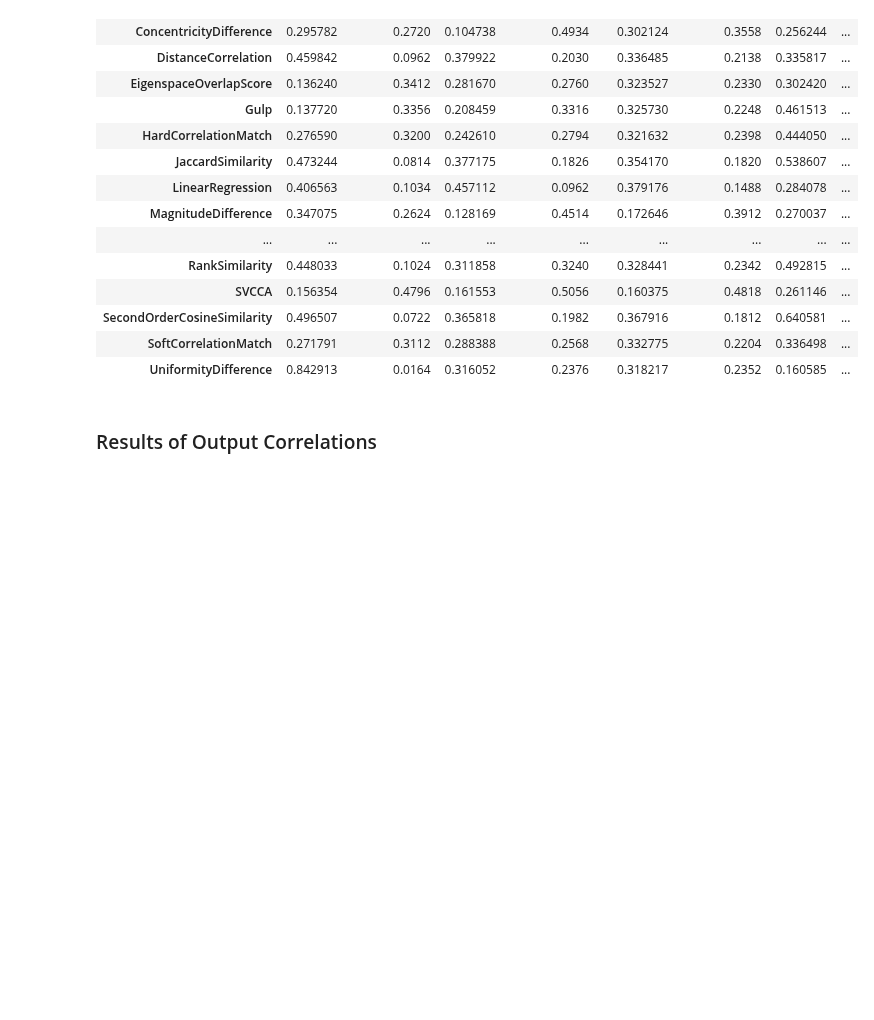
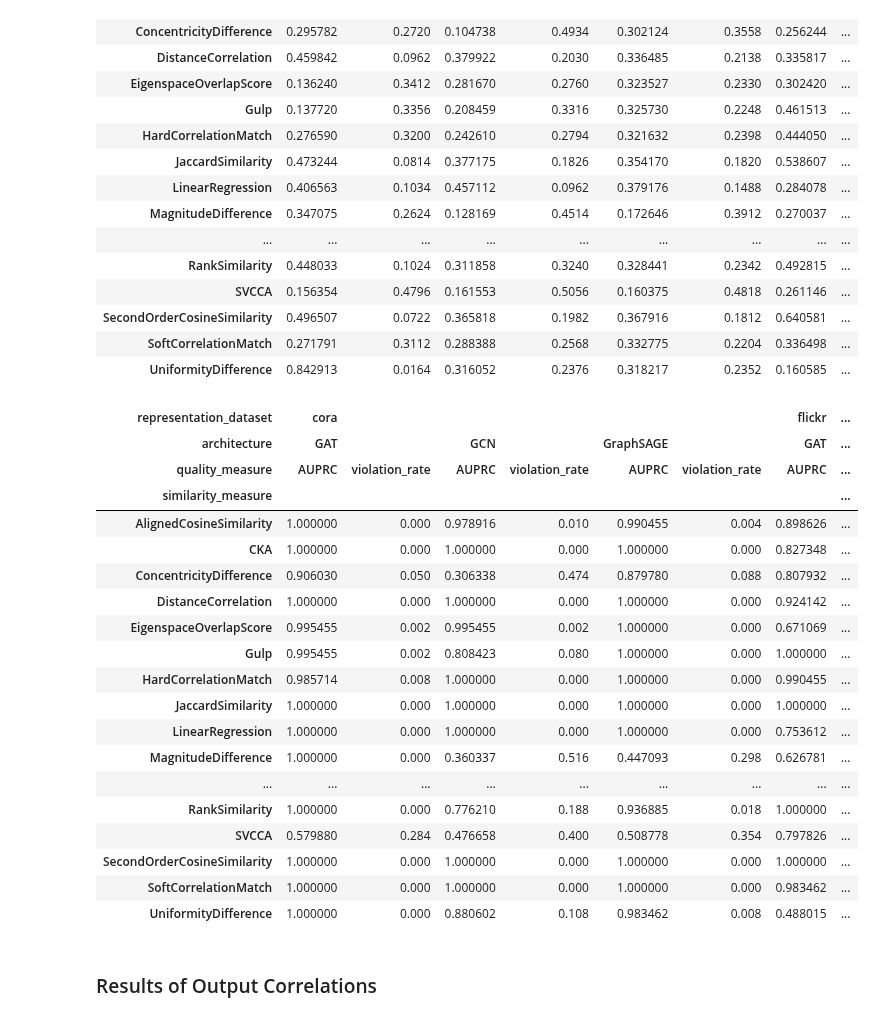
Before and after one commit to TaWald/similaritybench, a Jupyter notebook: graphs/notebooks/tables.ipynb, the cells around one changed output. Drawn from its saved outputs; the diff is of its cells as text; code cells hidden in the pictures; blank space fills up the shorter version.

```diff
--- a/graphs/notebooks/tables.ipynb
+++ b/graphs/notebooks/tables.ipynb
@@ -183,7 +183,28 @@ get_agg_pivot_table("augmentation_test", ["cora", "flickr", "ogbn-arxiv"])
 # %%
 # get_agg_pivot_table("augmentation_test", ["cora", "flickr", "ogbn-arxiv"], groups=3)
 # %%
-# get_agg_pivot_table("augmentation_test", ["cora", "flickr", "ogbn-arxiv"], groups=2)
+get_agg_pivot_table("augmentation_test", ["cora", "flickr", "ogbn-arxiv"], groups=2)
+# %% [output]
+| representation_dataset | cora |  |  |  |  |  | flickr | ... |
+| architecture | GAT |  | GCN |  | GraphSAGE |  | GAT | ... |
+| quality_measure | AUPRC | violation_rate | AUPRC | violation_rate | AUPRC | violation_rate | AUPRC | ... |
+| similarity_measure |  |  |  |  |  |  |  | ... |
+| AlignedCosineSimilarity | 1.000000 | 0.000 | 0.978916 | 0.010 | 0.990455 | 0.004 | 0.898626 | ... |
+| CKA | 1.000000 | 0.000 | 1.000000 | 0.000 | 1.000000 | 0.000 | 0.827348 | ... |
+| ConcentricityDifference | 0.906030 | 0.050 | 0.306338 | 0.474 | 0.879780 | 0.088 | 0.807932 | ... |
+| DistanceCorrelation | 1.000000 | 0.000 | 1.000000 | 0.000 | 1.000000 | 0.000 | 0.924142 | ... |
+| EigenspaceOverlapScore | 0.995455 | 0.002 | 0.995455 | 0.002 | 1.000000 | 0.000 | 0.671069 | ... |
+| Gulp | 0.995455 | 0.002 | 0.808423 | 0.080 | 1.000000 | 0.000 | 1.000000 | ... |
+| HardCorrelationMatch | 0.985714 | 0.008 | 1.000000 | 0.000 | 1.000000 | 0.000 | 0.990455 | ... |
+| JaccardSimilarity | 1.000000 | 0.000 | 1.000000 | 0.000 | 1.000000 | 0.000 | 1.000000 | ... |
+| LinearRegression | 1.000000 | 0.000 | 1.000000 | 0.000 | 1.000000 | 0.000 | 0.753612 | ... |
+| MagnitudeDifference | 1.000000 | 0.000 | 0.360337 | 0.516 | 0.447093 | 0.298 | 0.626781 | ... |
+| ... | ... | ... | ... | ... | ... | ... | ... | ... |
+| RankSimilarity | 1.000000 | 0.000 | 0.776210 | 0.188 | 0.936885 | 0.018 | 1.000000 | ... |
+| SVCCA | 0.579880 | 0.284 | 0.476658 | 0.400 | 0.508778 | 0.354 | 0.797826 | ... |
+| SecondOrderCosineSimilarity | 1.000000 | 0.000 | 1.000000 | 0.000 | 1.000000 | 0.000 | 1.000000 | ... |
+| SoftCorrelationMatch | 1.000000 | 0.000 | 1.000000 | 0.000 | 1.000000 | 0.000 | 0.983462 | ... |
+| UniformityDifference | 1.000000 | 0.000 | 0.880602 | 0.108 | 0.983462 | 0.008 | 0.488015 | ... |
 # %% [markdown]
 ### Results of Output Correlations
 # %%
```
Also changed, not shown: parts of 2 cells of this notebook.
